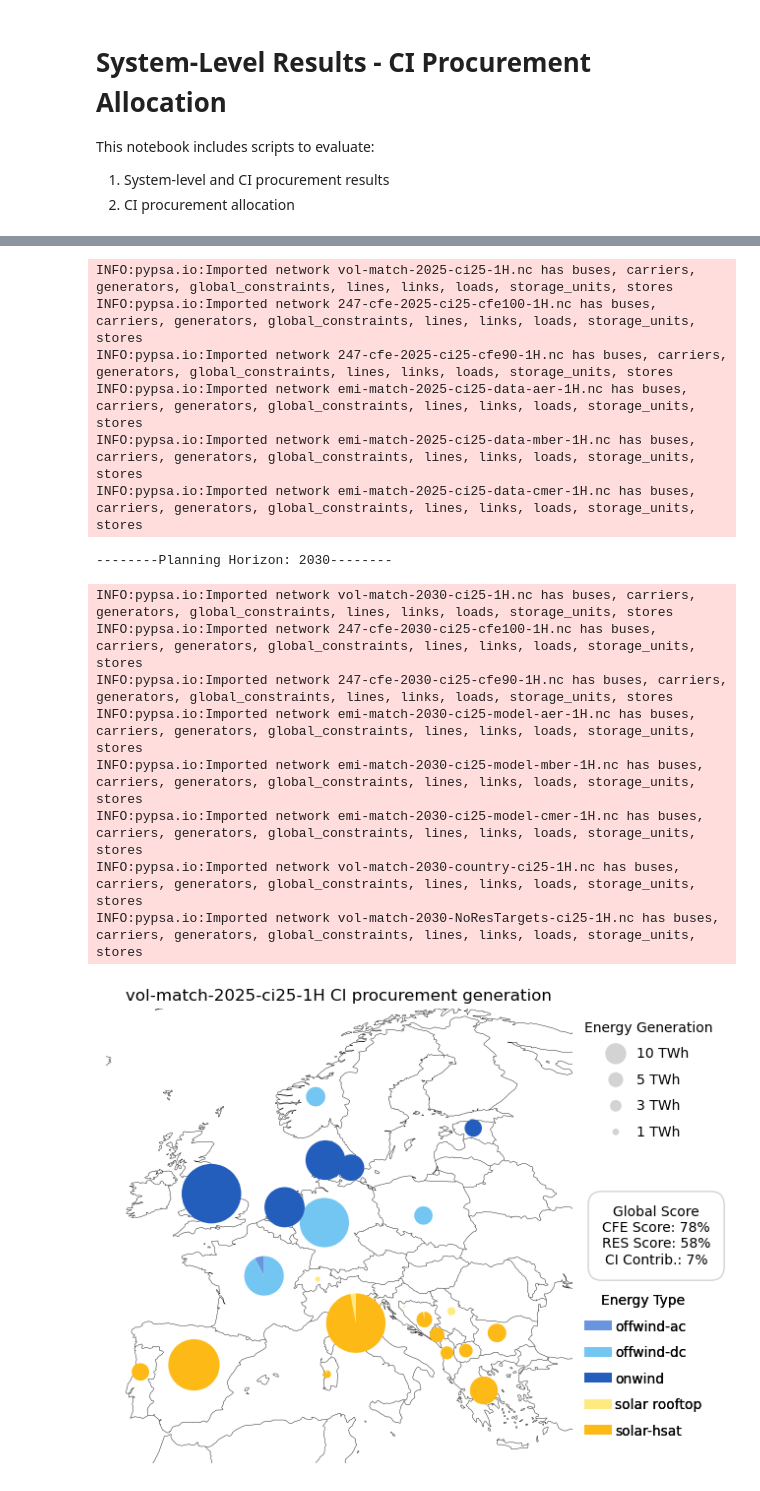
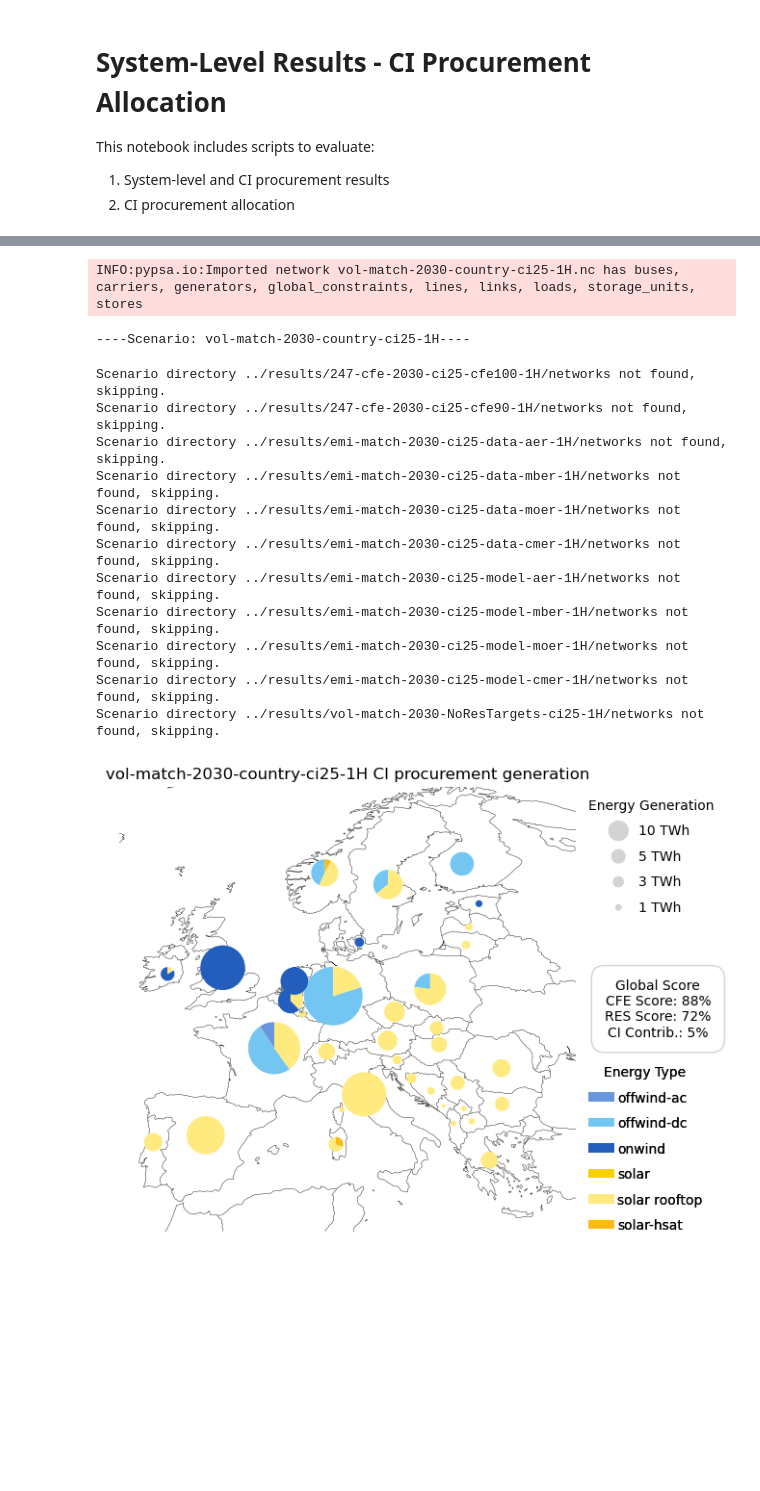
Before and after one commit to open-energy-transition/procurement-metastudy, a Jupyter notebook: notebooks/system-level-results_and_CI-allocation.ipynb, the cells around one changed output, grey strips where cells are left out. Saved outputs shown, nothing was run; the diff lists cells and outputs as text; code cells hidden in the pictures; blank space fills up the shorter version.

Commit message:
docs: update notebooks-add repo results path

```diff
--- a/notebooks/system-level-results_and_CI-allocation.ipynb
+++ b/notebooks/system-level-results_and_CI-allocation.ipynb
@@ -581,28 +680,34 @@ def plot_ci_sources(network, name):
 planning_horizon_list = ["2025", "2030"]
 time_resolution = "1"
 ci_participation = "25"
+
 for planning_horizon in planning_horizon_list:
     print(f"--------Planning Horizon: {planning_horizon}--------")
-    if planning_horizon == "2025":
-        signal_source = "data"
-    else:
-        signal_source = "model"
 
     scenarios = [f"vol-match-{planning_horizon}-ci{ci_participation}-{time_resolution}H",
+                f"vol-match-{planning_horizon}-country-ci{ci_participation}-{time_resolution}H", # only for 2030
                 f"247-cfe-{planning_horizon}-ci{ci_participation}-cfe100-{time_resolution}H",
                 f"247-cfe-{planning_horizon}-ci{ci_participation}-cfe90-{time_resolution}H",
-                f"emi-match-{planning_horizon}-ci{ci_participation}-{signal_source}-aer-{time_resolution}H",
-                f"emi-match-{planning_horizon}-ci{ci_participation}-{signal_source}-mber-{time_resolution}H",
-                #f"emi-match-{planning_horizon}-ci{ci_participation}-{signal_source}-moer-{time_resolution}H", # not working
-                f"emi-match-{planning_horizon}-ci{ci_participation}-{signal_source}-cmer-{time_resolution}H",
+                f"emi-match-{planning_horizon}-ci{ci_participation}-data-aer-{time_resolution}H", # only for 2025
+                f"emi-match-{planning_horizon}-ci{ci_participation}-data-mber-{time_resolution}H", # only for 2025
+                f"emi-match-{planning_horizon}-ci{ci_participation}-data-moer-{time_resolution}H", # only for 2025
+                f"emi-match-{planning_horizon}-ci{ci_participation}-data-cmer-{time_resolution}H", # only for 2025
+                f"emi-match-{planning_horizon}-ci{ci_participation}-model-aer-{time_resolution}H", # only for 2030
+                f"emi-match-{planning_horizon}-ci{ci_participation}-model-mber-{time_resolution}H", # only for 2030
+                f"emi-match-{planning_horizon}-ci{ci_participation}-model-moer-{time_resolution}H", # only for 2030
+                f"emi-match-{planning_horizon}-ci{ci_participation}-model-cmer-{time_resolution}H", # only for 2030
+                f"vol-match-{planning_horizon}-NoResTargets-ci{ci_participation}-{time_resolution}H", # only for 2030
                 ]
 
-    if planning_horizon == "2030":
-        scenarios.append(f"vol-match-{planning_horizon}-country-ci{ci_participation}-{time_resolution}H")
-        scenarios.append(f"vol-match-{planning_horizon}-NoResTargets-ci{ci_participation}-{time_resolution}H")
 
     for scenario in scenarios:
-        network = pypsa.Network(f"networks/{scenario}.nc")
+        network_path = get_network_path(scenario, path = False)
+
+        if network_path is None: # if the scenario is not found (either the folder or the network in the folder)
+            continue
+
+        network = pypsa.Network(network_path)
+        print(f"----Scenario: {scenario}----")
         plot_ci_allocation(network, scenario)
 # %% [output]
 --------Planning Horizon: 2025--------
@@ -609,16 +729,14 @@ for planning_horizon in planning_horizon_list:
-INFO:pypsa.io:Imported network vol-match-2025-ci25-1H.nc has buses, carriers, generators, global_constraints, lines, links, loads, storage_units, stores
-INFO:pypsa.io:Imported network 247-cfe-2025-ci25-cfe100-1H.nc has buses, carriers, generators, global_constraints, lines, links, loads, storage_units, stores
-INFO:pypsa.io:Imported network 247-cfe-2025-ci25-cfe90-1H.nc has buses, carriers, generators, global_constraints, lines, links, loads, storage_units, stores
-INFO:pypsa.io:Imported network emi-match-2025-ci25-data-aer-1H.nc has buses, carriers, generators, global_constraints, lines, links, loads, storage_units, stores
-INFO:pypsa.io:Imported network emi-match-2025-ci25-data-mber-1H.nc has buses, carriers, generators, global_constraints, lines, links, loads, storage_units, stores
-INFO:pypsa.io:Imported network emi-match-2025-ci25-data-cmer-1H.nc has buses, carriers, generators, global_constraints, lines, links, loads, storage_units, stores
+INFO:pypsa.io:Imported network vol-match-2030-country-ci25-1H.nc has buses, carriers, generators, global_constraints, lines, links, loads, storage_units, stores
---------Planning Horizon: 2030--------
+----Scenario: vol-match-2030-country-ci25-1H----
-INFO:pypsa.io:Imported network vol-match-2030-ci25-1H.nc has buses, carriers, generators, global_constraints, lines, links, loads, storage_units, stores
-INFO:pypsa.io:Imported network 247-cfe-2030-ci25-cfe100-1H.nc has buses, carriers, generators, global_constraints, lines, links, loads, storage_units, stores
-INFO:pypsa.io:Imported network 247-cfe-2030-ci25-cfe90-1H.nc has buses, carriers, generators, global_constraints, lines, links, loads, storage_units, stores
-INFO:pypsa.io:Imported network emi-match-2030-ci25-model-aer-1H.nc has buses, carriers, generators, global_constraints, lines, links, loads, storage_units, stores
-INFO:pypsa.io:Imported network emi-match-2030-ci25-model-mber-1H.nc has buses, carriers, generators, global_constraints, lines, links, loads, storage_units, stores
-INFO:pypsa.io:Imported network emi-match-2030-ci25-model-cmer-1H.nc has buses, carriers, generators, global_constraints, lines, links, loads, storage_units, stores
-INFO:pypsa.io:Imported network vol-match-2030-country-ci25-1H.nc has buses, carriers, generators, global_constraints, lines, links, loads, storage_units, stores
-INFO:pypsa.io:Imported network vol-match-2030-NoResTargets-ci25-1H.nc has buses, carriers, generators, global_constraints, lines, links, loads, storage_units, stores
+Scenario directory ../results/247-cfe-2030-ci25-cfe100-1H/networks not found, skipping.
+Scenario directory ../results/247-cfe-2030-ci25-cfe90-1H/networks not found, skipping.
+Scenario directory ../results/emi-match-2030-ci25-data-aer-1H/networks not found, skipping.
+Scenario directory ../results/emi-match-2030-ci25-data-mber-1H/networks not found, skipping.
+Scenario directory ../results/emi-match-2030-ci25-data-moer-1H/networks not found, skipping.
+Scenario directory ../results/emi-match-2030-ci25-data-cmer-1H/networks not found, skipping.
+Scenario directory ../results/emi-match-2030-ci25-model-aer-1H/networks not found, skipping.
+Scenario directory ../results/emi-match-2030-ci25-model-mber-1H/networks not found, skipping.
+Scenario directory ../results/emi-match-2030-ci25-model-moer-1H/networks not found, skipping.
+Scenario directory ../results/emi-match-2030-ci25-model-cmer-1H/networks not found, skipping.
+Scenario directory ../results/vol-match-2030-NoResTargets-ci25-1H/networks not found, skipping.
-[figure, old version]
+[figure, new version]
```
Also changed, not shown: parts of 7 cells of this notebook, 3 other files.
